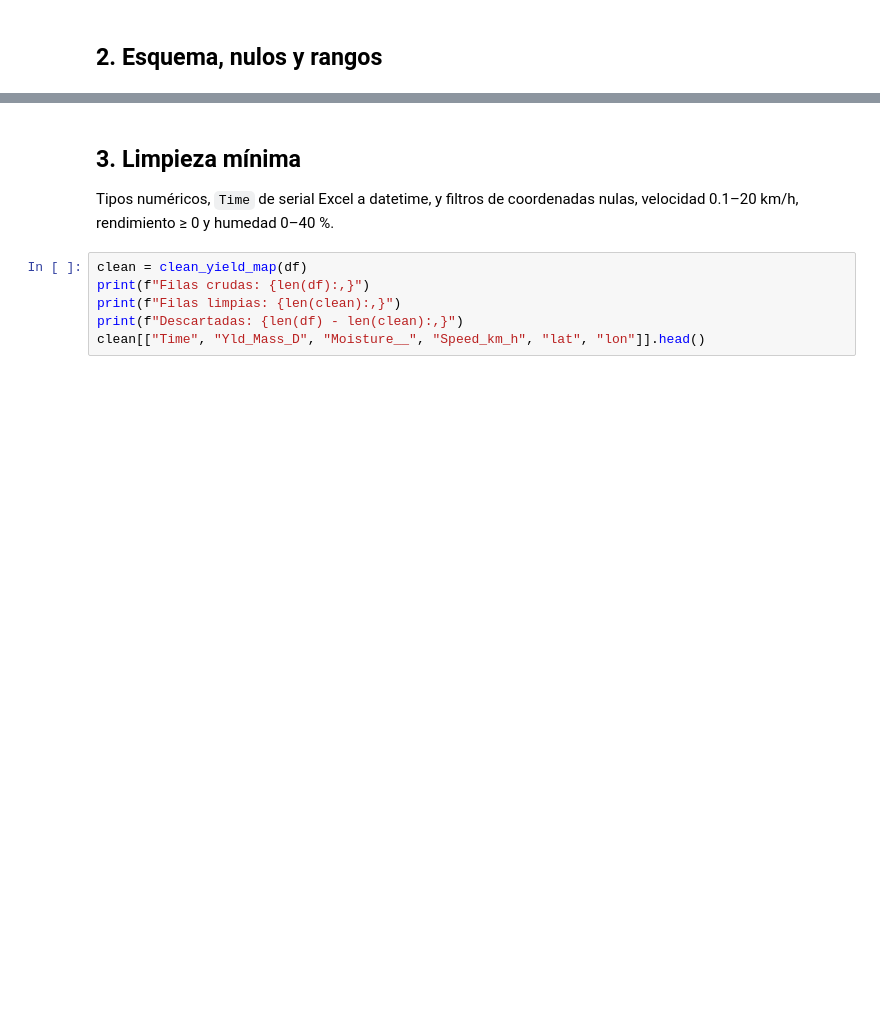
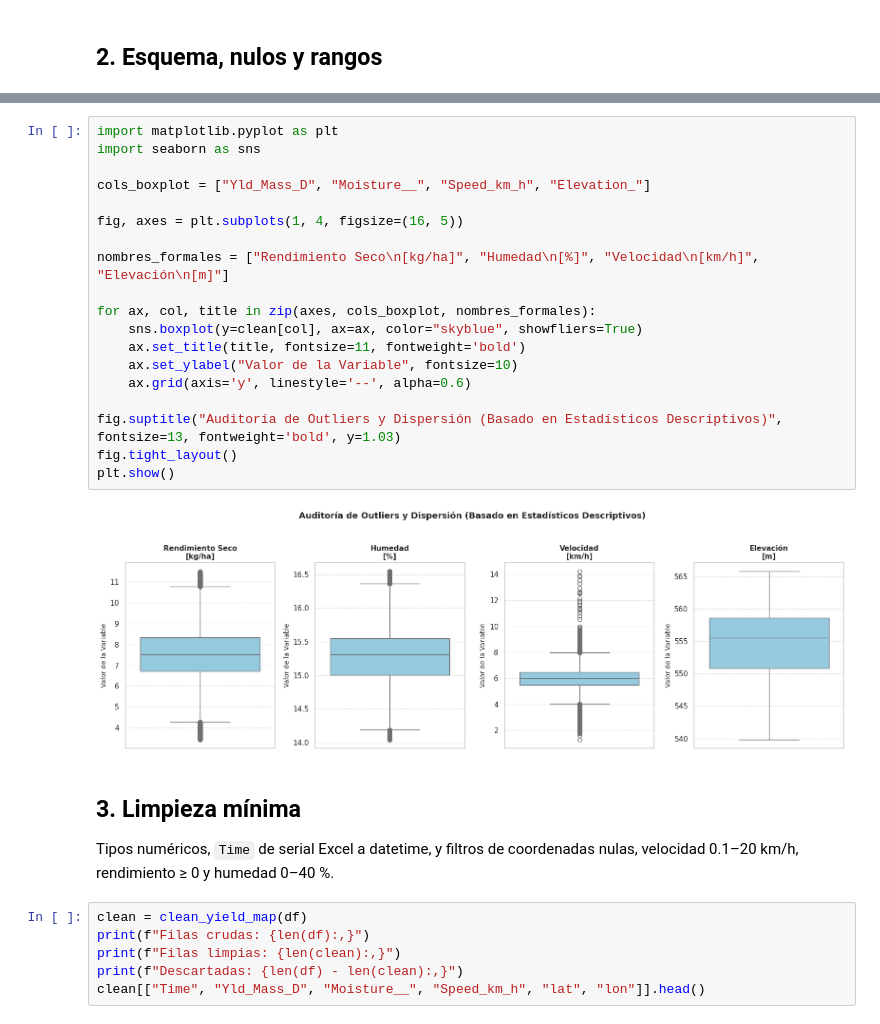
Before and after one commit to FFerrerPuccio1/Ciencia-Datos-G4, a Jupyter notebook: notebooks/01_eda_mapa_rendimiento.ipynb, the cells around one changed output, grey strips where cells are left out. Drawn from its saved outputs; the diff is of its cells as text; blank space fills up the shorter version.

Commit message:
Nuevo boxplot y mapa de calor - Cambios visuales en tecnicas

```diff
--- a/notebooks/01_eda_mapa_rendimiento.ipynb
+++ b/notebooks/01_eda_mapa_rendimiento.ipynb
@@ -130,3 +197,24 @@ display(pd.concat([nulos, nulos_pct], axis=1))
+# %%
+import matplotlib.pyplot as plt
+import seaborn as sns
+
+cols_boxplot = ["Yld_Mass_D", "Moisture__", "Speed_km_h", "Elevation_"]
+
+fig, axes = plt.subplots(1, 4, figsize=(16, 5))
+
+nombres_formales = ["Rendimiento Seco\n[kg/ha]", "Humedad\n[%]", "Velocidad\n[km/h]", "Elevación\n[m]"]
+
+for ax, col, title in zip(axes, cols_boxplot, nombres_formales):
+    sns.boxplot(y=clean[col], ax=ax, color="skyblue", showfliers=True)
+    ax.set_title(title, fontsize=11, fontweight='bold')
+    ax.set_ylabel("Valor de la Variable", fontsize=10)
+    ax.grid(axis='y', linestyle='--', alpha=0.6)
+
+fig.suptitle("Auditoría de Outliers y Dispersión (Basado en Estadísticos Descriptivos)", fontsize=13, fontweight='bold', y=1.03)
+fig.tight_layout()
+plt.show()
+# %% [output]
+[figure, added]
 # %% [markdown]
 ## 3. Limpieza mínima
 
```
Also changed, not shown: parts of 13 cells of this notebook.
